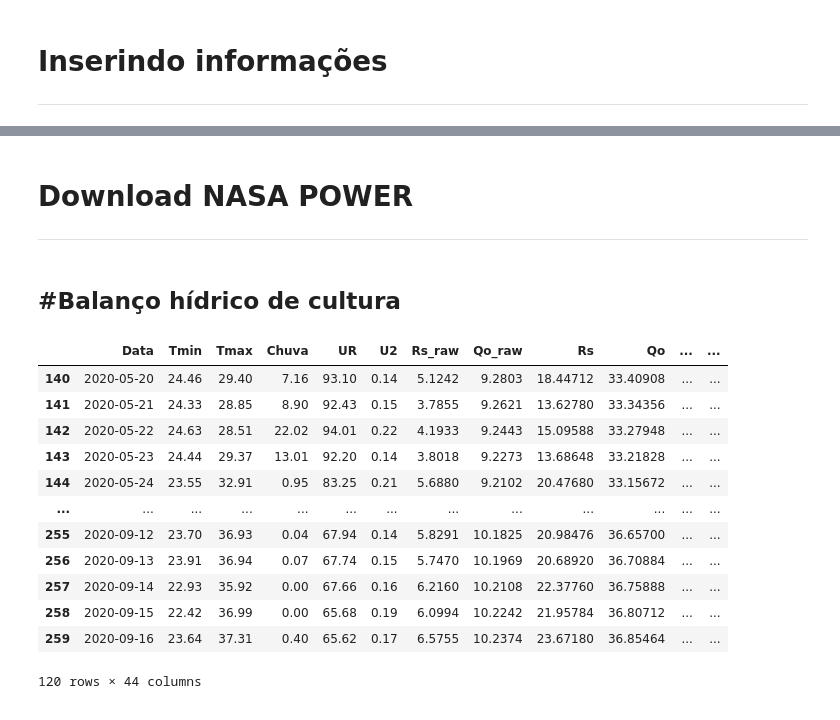
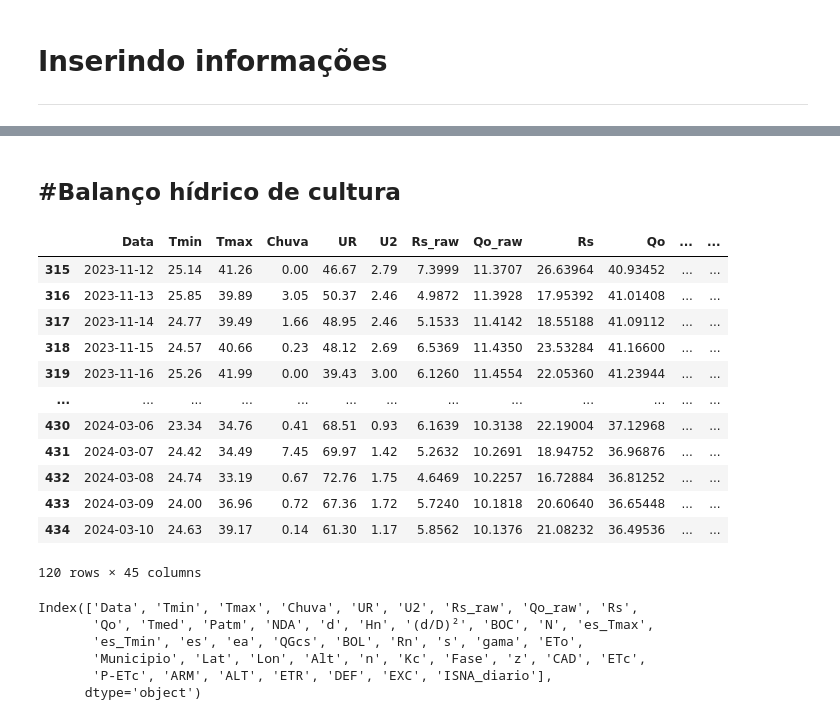
Before and after one commit to fcoliveira-utfpr/agrometeorologia, a Jupyter notebook: bh_cultura.ipynb, the cells around one changed output, grey strips where cells are left out. Cells and saved outputs as stored; diff of their text form; code cells hidden in the pictures.

```diff
--- a/bh_cultura.ipynb
+++ b/bh_cultura.ipynb
@@ -4,13 +4,13 @@
 # **Inserindo informações**
 ---
 # %%
-municipio = "Santa Helena" ###### Nome aqui entre aspas
+municipio = "Dourados" ###### Nome aqui entre aspas
 
-estado = "PR" ###### Sigla do estado entre aspas
+estado = "MS" ###### Sigla do estado entre aspas
 
-cultura = "Milho" ## Nome da cultura
+cultura = "Girassol" ## Nome da cultura
 
-ano_inicial = 2020  #Ano da semeadura
+ano_inicial = 2023  #Ano da semeadura
 
 #datas de semeadura************************************************************
-sem = ['20/05/']  #Datas de semeadura
+sem = ['12/11/']  #Datas de semeadura
@@ -92,3 +19,0 @@ anos = list(range(ano_inicial, ano_final+1))
-# %% [markdown]
-# **Download NASA POWER**
----
@@ -375,42 +341,58 @@ safra1['ARM'] = ARM1
 
 # -------------------------------
 # 5) ALT (variação diária de ARM)
 # -------------------------------
 ALT = [0]  # primeiro dia, variação zero
 ALT += list(np.array(ARM1[1:]) - np.array(ARM1[:-1]))
 safra1['ALT'] = ALT
 
 # -------------------------------
 # 6) ETR, DEF, EXC, ISNA diário
 # -------------------------------
 safra1['ETR'] = np.where(
     safra1['P-ETc'] < 0,
     safra1['Chuva'] + safra1['ALT'].abs(),  # solo complementa a chuva
     safra1['ETc']                           # sem limitação hídrica
 )
 
 safra1['DEF'] = safra1['ETc'] - safra1['ETR']
 
 safra1['EXC'] = np.where(
     safra1['ARM'] < safra1['CAD'],
     0,
     safra1['P-ETc'] - safra1['ALT']
 )
 
 safra1['ISNA_diario'] = safra1['ETR'] / safra1['ETc']
 
+tiempo = 'diario'
+
+#para baixar os dados tire o # da última linha
+from google.colab import files
+safra1.to_excel(f'{municipio}_{tiempo}.xlsx')
+#files.download(f'{municipio}_{tiempo}.xlsx')
+
 safra1
 # %% [output]
 |  | Data | Tmin | Tmax | Chuva | UR | U2 | Rs_raw | Qo_raw | Rs | Qo | ... | ... |
-| 140 | 2020-05-20 | 24.46 | 29.40 | 7.16 | 93.10 | 0.14 | 5.1242 | 9.2803 | 18.44712 | 33.40908 | ... | ... |
-| 141 | 2020-05-21 | 24.33 | 28.85 | 8.90 | 92.43 | 0.15 | 3.7855 | 9.2621 | 13.62780 | 33.34356 | ... | ... |
-| 142 | 2020-05-22 | 24.63 | 28.51 | 22.02 | 94.01 | 0.22 | 4.1933 | 9.2443 | 15.09588 | 33.27948 | ... | ... |
-| 143 | 2020-05-23 | 24.44 | 29.37 | 13.01 | 92.20 | 0.14 | 3.8018 | 9.2273 | 13.68648 | 33.21828 | ... | ... |
-| 144 | 2020-05-24 | 23.55 | 32.91 | 0.95 | 83.25 | 0.21 | 5.6880 | 9.2102 | 20.47680 | 33.15672 | ... | ... |
+| 315 | 2023-11-12 | 25.14 | 41.26 | 0.00 | 46.67 | 2.79 | 7.3999 | 11.3707 | 26.63964 | 40.93452 | ... | ... |
+| 316 | 2023-11-13 | 25.85 | 39.89 | 3.05 | 50.37 | 2.46 | 4.9872 | 11.3928 | 17.95392 | 41.01408 | ... | ... |
+| 317 | 2023-11-14 | 24.77 | 39.49 | 1.66 | 48.95 | 2.46 | 5.1533 | 11.4142 | 18.55188 | 41.09112 | ... | ... |
+| 318 | 2023-11-15 | 24.57 | 40.66 | 0.23 | 48.12 | 2.69 | 6.5369 | 11.4350 | 23.53284 | 41.16600 | ... | ... |
+| 319 | 2023-11-16 | 25.26 | 41.99 | 0.00 | 39.43 | 3.00 | 6.1260 | 11.4554 | 22.05360 | 41.23944 | ... | ... |
 | ... | ... | ... | ... | ... | ... | ... | ... | ... | ... | ... | ... | ... |
-| 255 | 2020-09-12 | 23.70 | 36.93 | 0.04 | 67.94 | 0.14 | 5.8291 | 10.1825 | 20.98476 | 36.65700 | ... | ... |
-| 256 | 2020-09-13 | 23.91 | 36.94 | 0.07 | 67.74 | 0.15 | 5.7470 | 10.1969 | 20.68920 | 36.70884 | ... | ... |
-| 257 | 2020-09-14 | 22.93 | 35.92 | 0.00 | 67.66 | 0.16 | 6.2160 | 10.2108 | 22.37760 | 36.75888 | ... | ... |
-| 258 | 2020-09-15 | 22.42 | 36.99 | 0.00 | 65.68 | 0.19 | 6.0994 | 10.2242 | 21.95784 | 36.80712 | ... | ... |
-| 259 | 2020-09-16 | 23.64 | 37.31 | 0.40 | 65.62 | 0.17 | 6.5755 | 10.2374 | 23.67180 | 36.85464 | ... | ... |
+| 430 | 2024-03-06 | 23.34 | 34.76 | 0.41 | 68.51 | 0.93 | 6.1639 | 10.3138 | 22.19004 | 37.12968 | ... | ... |
+| 431 | 2024-03-07 | 24.42 | 34.49 | 7.45 | 69.97 | 1.42 | 5.2632 | 10.2691 | 18.94752 | 36.96876 | ... | ... |
+| 432 | 2024-03-08 | 24.74 | 33.19 | 0.67 | 72.76 | 1.75 | 4.6469 | 10.2257 | 16.72884 | 36.81252 | ... | ... |
+| 433 | 2024-03-09 | 24.00 | 36.96 | 0.72 | 67.36 | 1.72 | 5.7240 | 10.1818 | 20.60640 | 36.65448 | ... | ... |
+| 434 | 2024-03-10 | 24.63 | 39.17 | 0.14 | 61.30 | 1.17 | 5.8562 | 10.1376 | 21.08232 | 36.49536 | ... | ... |
-120 rows × 44 columns
+120 rows × 45 columns
+# %%
+safra1.columns
+# %% [output]
+Index(['Data', 'Tmin', 'Tmax', 'Chuva', 'UR', 'U2', 'Rs_raw', 'Qo_raw', 'Rs',
+       'Qo', 'Tmed', 'Patm', 'NDA', 'd', 'Hn', '(d/D)²', 'BOC', 'N', 'es_Tmax',
+       'es_Tmin', 'es', 'ea', 'QGcs', 'BOL', 'Rn', 's', 'gama', 'ETo',
+       'Municipio', 'Lat', 'Lon', 'Alt', 'n', 'Kc', 'Fase', 'z', 'CAD', 'ETc',
+       'P-ETc', 'ARM', 'ALT', 'ETR', 'DEF', 'EXC', 'ISNA_diario'],
+      dtype='object')
```
Also changed, not shown: parts of 12 cells of this notebook.
